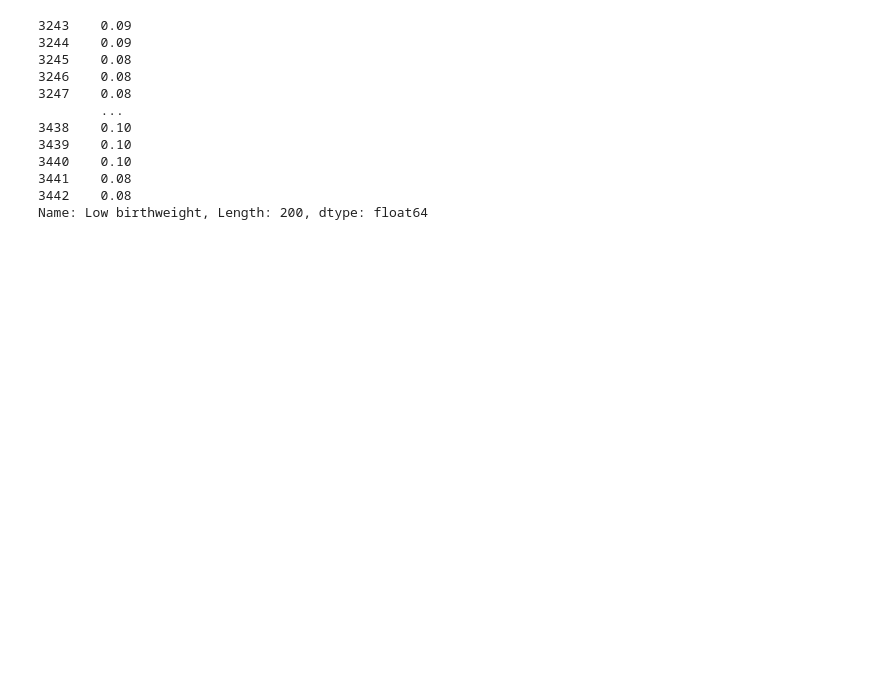
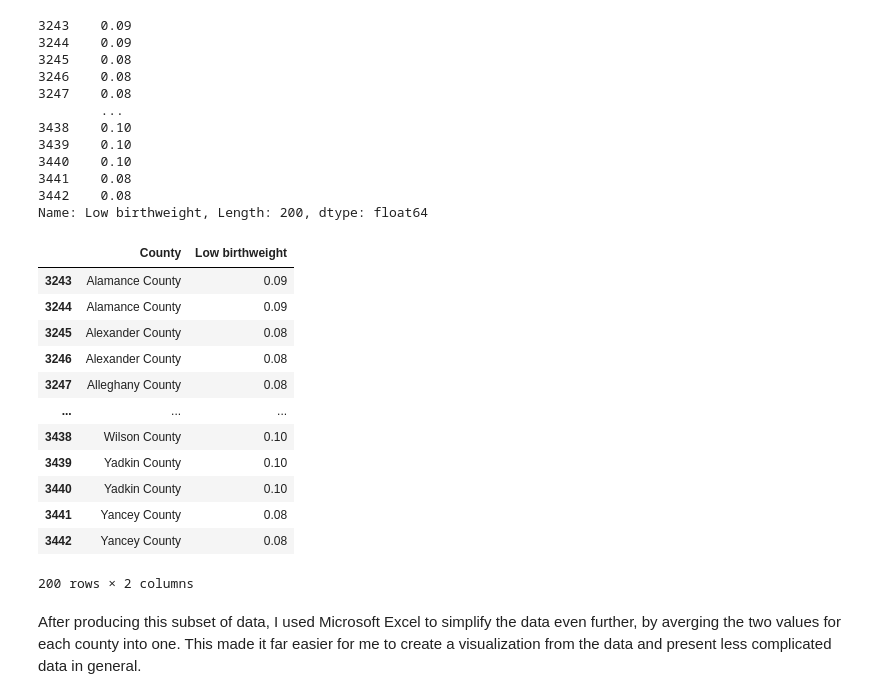
Before and after one commit to JPorque/NCHealthSnapshot, a Jupyter notebook: Feeder 3.1.ipynb, the cells around one changed output. Drawn from its saved outputs; the diff is of its cells as text; code cells hidden in the pictures; blank space fills up the shorter version.

```diff
--- a/Feeder 3.1.ipynb
+++ b/Feeder 3.1.ipynb
@@ -192,3 +185,20 @@ final_subset
 Name: Low birthweight, Length: 200, dtype: float64
 # %%
 final_subset.to_csv("final_subset.csv", index=False)
+# %%
+final_subset2 = final.loc[:,["County","Low birthweight"]]
+final_subset2
+# %% [output]
+|  | County | Low birthweight |
+| 3243 | Alamance County | 0.09 |
+| 3244 | Alamance County | 0.09 |
+| 3245 | Alexander County | 0.08 |
+| 3246 | Alexander County | 0.08 |
+| 3247 | Alleghany County | 0.08 |
+| ... | ... | ... |
+| 3438 | Wilson County | 0.10 |
+| 3439 | Yadkin County | 0.10 |
+| 3440 | Yadkin County | 0.10 |
+| 3441 | Yancey County | 0.08 |
+| 3442 | Yancey County | 0.08 |
+200 rows × 2 columns
@@ -194,0 +207,2 @@ final_subset.to_csv("final_subset.csv", index=False)
+# %% [markdown]
+After producing this subset of data, I used Microsoft Excel to simplify the data even further, by averging the two values for each county into one. This made it far easier for me to create a visualization from the data and present less complicated data in general.
```
Also changed, not shown: parts of 5 cells of this notebook.
